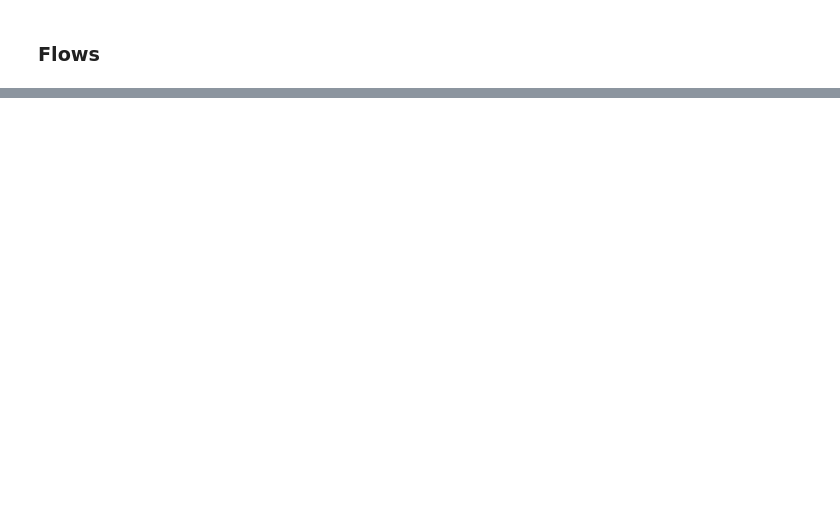
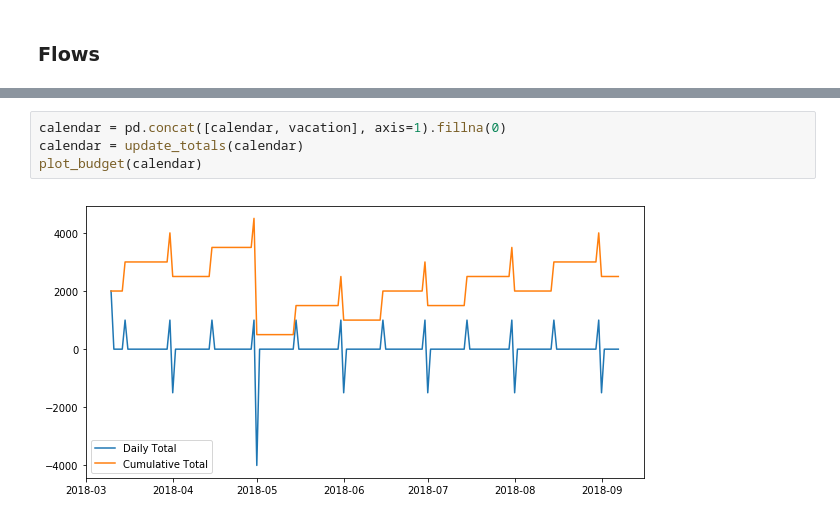
Before and after one commit to moisesvw/pyfinance, a Jupyter notebook: Budget.ipynb, the cells around one changed output, grey strips where cells are left out. Drawn from its saved outputs; the diff is of its cells as text; blank space fills up the shorter version.

```diff
--- a/Budget.ipynb
+++ b/Budget.ipynb
@@ -151,0 +230,6 @@ KeyError: 'total'
+# %%
+calendar = pd.concat([calendar, vacation], axis=1).fillna(0)
+calendar = update_totals(calendar)
+plot_budget(calendar)
+# %% [output]
+[figure, added]
```
Also changed, not shown: parts of 25 cells of this notebook.
